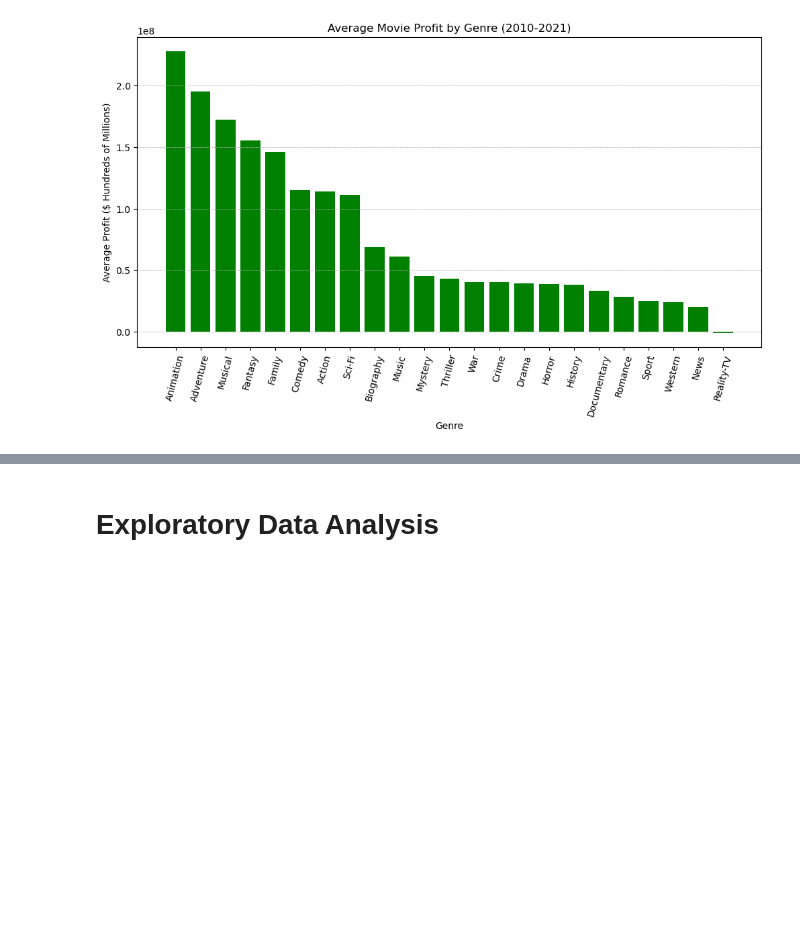
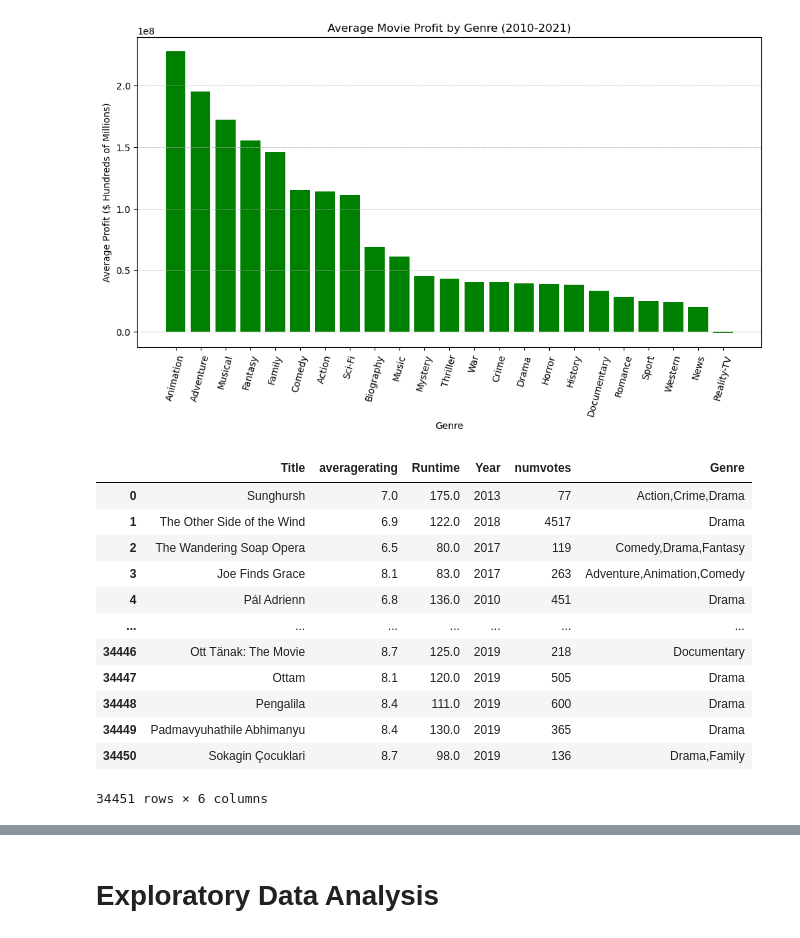
Before and after one commit to mkearns17/Movie-Data-Analysis, a Jupyter notebook: Movie_Data_Analysis.ipynb, the cells around one changed output, grey strips where cells are left out. Saved outputs shown, nothing was run; the diff lists cells and outputs as text; code cells hidden in the pictures; blank space fills up the shorter version.

```diff
--- a/Movie_Data_Analysis.ipynb
+++ b/Movie_Data_Analysis.ipynb
@@ -230,3 +230,32 @@ ax.tick_params(axis='x', labelrotation=75)
 ax.grid(visible = True, which = 'both', axis = "y",linestyle='--', linewidth=0.5)
 # %% [output]
 [figure]
+# %%
+#query rating and runtime for movies from database
+#Limiting the data to movies less then 3.5 hrs in run time
+q = """ SELECT primary_title AS Title, averagerating, runtime_minutes AS Runtime, start_year AS Year, numvotes, genres AS Genre
+    FROM movie_basics
+    JOIN movie_ratings
+        USING(movie_id)
+    WHERE (Runtime > 60 AND Runtime <= 210 AND numvotes > 50)
+;"""
+
+movie_rating_time = pd.read_sql(q,conn)
+
+#remove data where runtime is missing
+movie_rating_time.dropna(axis = 0,subset=['Runtime'],inplace = True)
+movie_rating_time
+# %% [output]
+|  | Title | averagerating | Runtime | Year | numvotes | Genre |
+| 0 | Sunghursh | 7.0 | 175.0 | 2013 | 77 | Action,Crime,Drama |
+| 1 | The Other Side of the Wind | 6.9 | 122.0 | 2018 | 4517 | Drama |
+| 2 | The Wandering Soap Opera | 6.5 | 80.0 | 2017 | 119 | Comedy,Drama,Fantasy |
+| 3 | Joe Finds Grace | 8.1 | 83.0 | 2017 | 263 | Adventure,Animation,Comedy |
+| 4 | Pál Adrienn | 6.8 | 136.0 | 2010 | 451 | Drama |
+| ... | ... | ... | ... | ... | ... | ... |
+| 34446 | Ott Tänak: The Movie | 8.7 | 125.0 | 2019 | 218 | Documentary |
+| 34447 | Ottam | 8.1 | 120.0 | 2019 | 505 | Drama |
+| 34448 | Pengalila | 8.4 | 111.0 | 2019 | 600 | Drama |
+| 34449 | Padmavyuhathile Abhimanyu | 8.4 | 130.0 | 2019 | 365 | Drama |
+| 34450 | Sokagin Çocuklari | 8.7 | 98.0 | 2019 | 136 | Drama,Family |
+34451 rows × 6 columns
```
Also changed, not shown: parts of 1 cell of this notebook.
